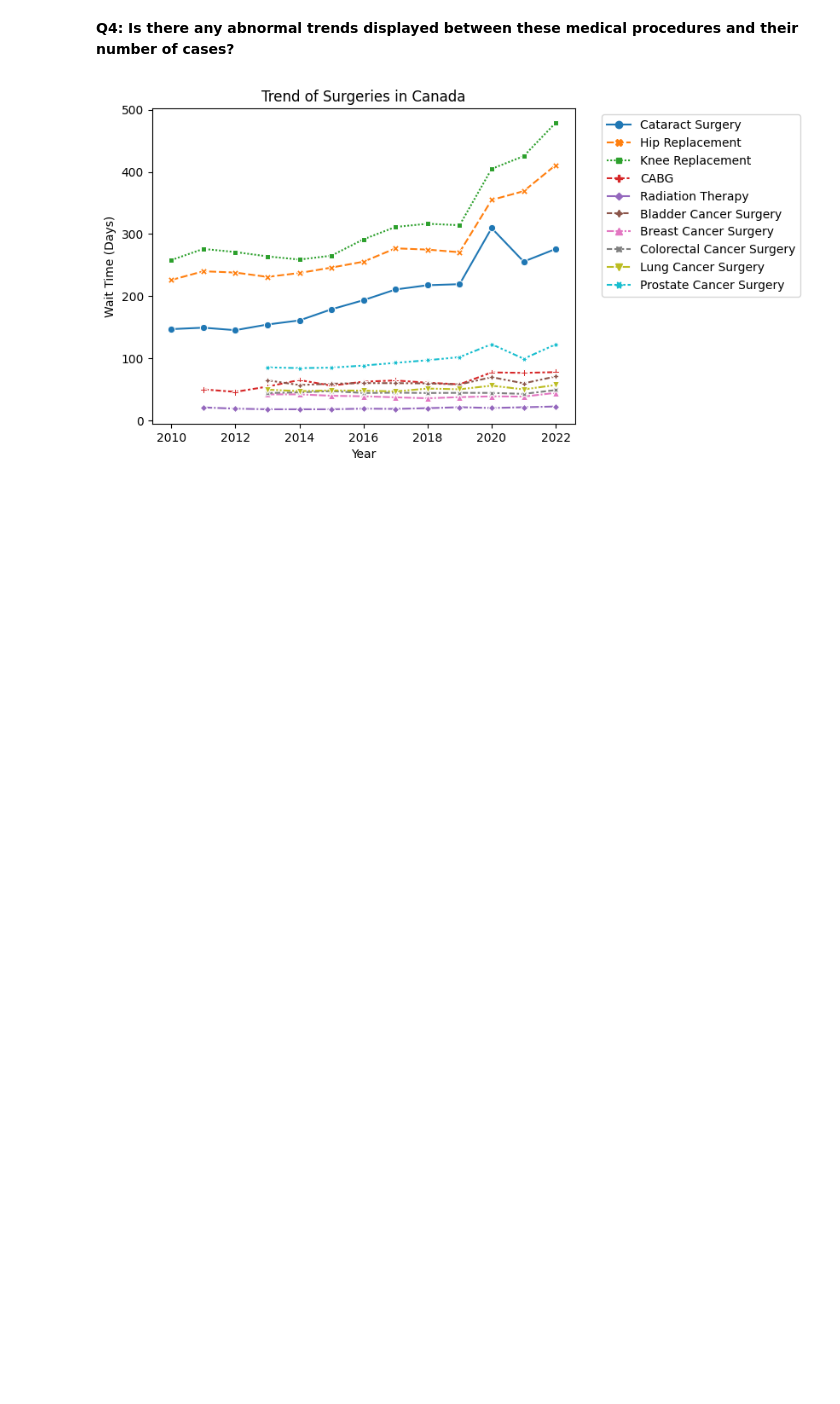
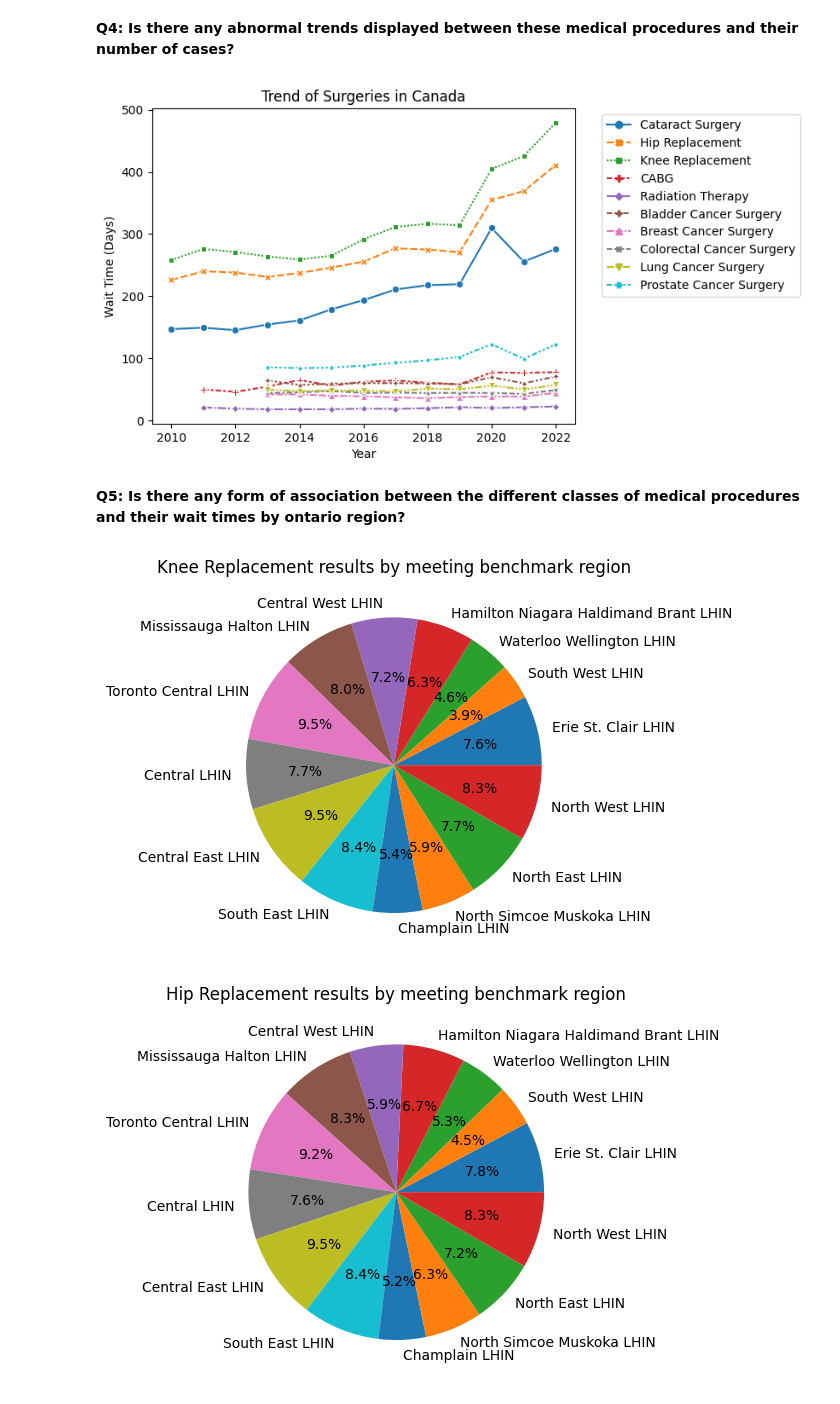
Before and after one commit to Aartizikre150/waiting-time-for-surgery-in-Canada, a Jupyter notebook: DAB_103_Project.ipynb, the cells around one changed output. Saved outputs shown, nothing was run; the diff lists cells and outputs as text; code cells hidden in the pictures; blank space fills up the shorter version.

```diff
--- a/DAB_103_Project.ipynb
+++ b/DAB_103_Project.ipynb
@@ -587,3 +587,48 @@ plt.ylabel('Wait Time (Days)')
 plt.show()
 # %% [output]
 [figure]
+# %% [markdown]
+**Q5: Is there any form of association between the different classes of medical procedures and their wait times by ontario region?**
+# %%
+# Filter the data for knee replacement
+filtered_df_q5_Knee_Replacement = data[(data['Region'].notna()) &
+                 (data['Province'] == 'Ontario')  &
+		             (data['Metric'] == '% Meeting Benchmark') &
+		             (data['Indicator'] == 'Knee Replacement')  &
+                 (data['year'] == 2022)]
+
+# Create the pie chart
+plt.pie(data=filtered_df_q5_Knee_Replacement,
+        x='indicatorResult',
+        labels='Region',
+        autopct='%1.1f%%')
+
+# Add a title
+plt.title('Knee Replacement results by meeting benchmark region')
+
+# Show the plot
+plt.show()
+
+# Filter the data for Hip Replacement
+filtered_df_q5_hip_Replacement = data[(data['Region'].notna()) &
+                 (data['Province'] == 'Ontario')  &
+		             (data['Metric'] == '% Meeting Benchmark') &
+		             (data['Indicator'] == 'Hip Replacement')  &
+                 (data['year'] == 2022)]
+
+filtered_df_q5_hip_Replacement
+
+# Create the pie chart
+plt.pie(data=filtered_df_q5_hip_Replacement,
+        x='indicatorResult',
+        labels='Region',
+        autopct='%1.1f%%')
+
+# Add a title
+plt.title('Hip Replacement results by meeting benchmark region')
+
+# Show the plot
+plt.show()
+# %% [output]
+[figure, added]
+[figure, added]
```
Also changed, not shown: parts of 1 cell of this notebook.
